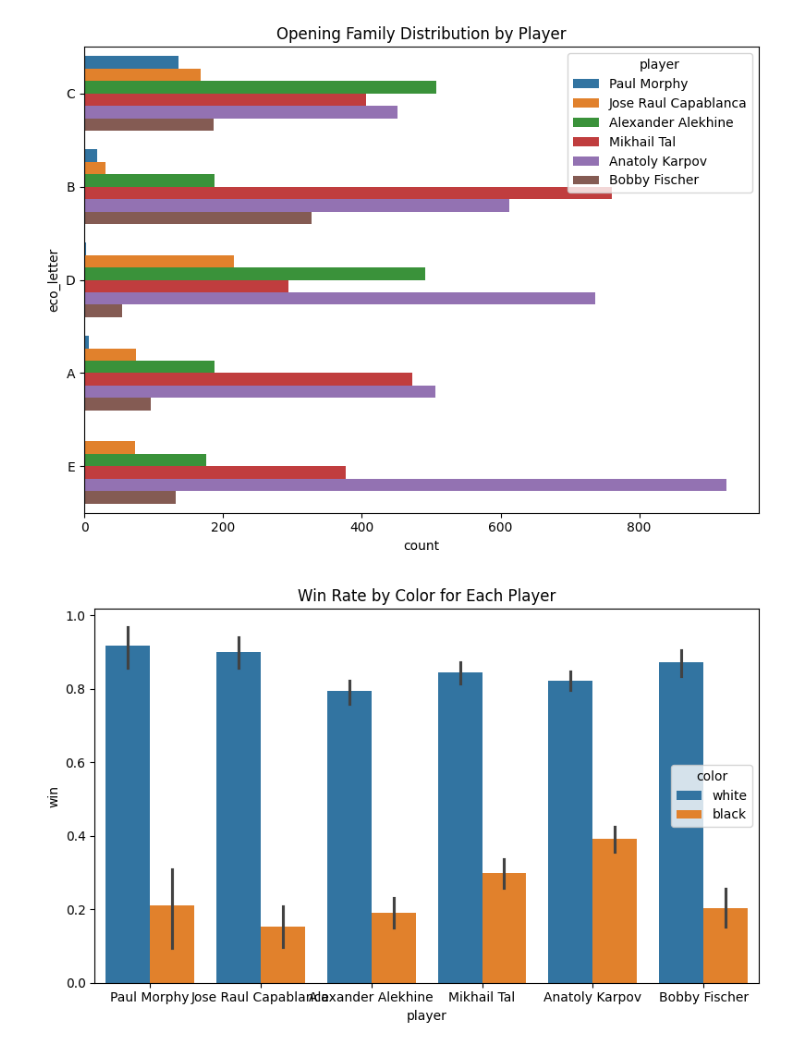
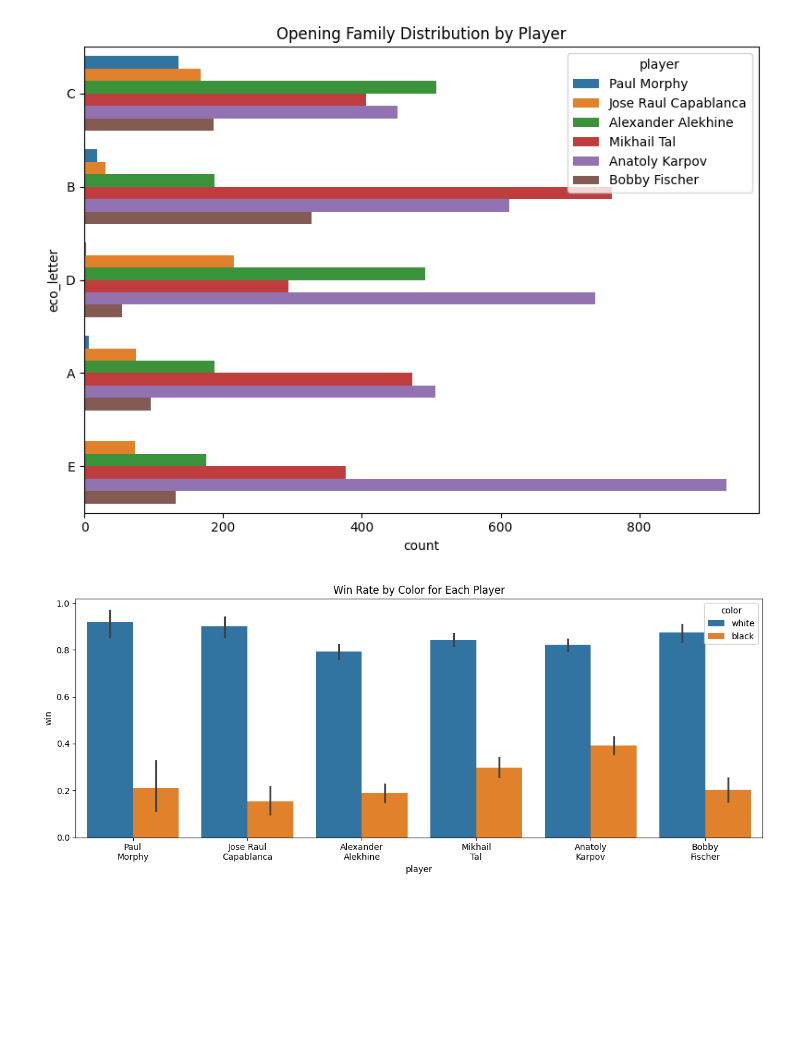
Before and after one commit to Cerberio/chessperformance, a Jupyter notebook: analysis.ipynb, the cells around one changed output. Drawn from its saved outputs; the diff is of its cells as text; code cells hidden in the pictures; blank space fills up the shorter version.

```diff
--- a/analysis.ipynb
+++ b/analysis.ipynb
@@ -55,12 +56,20 @@ plt.show()
 # %% [output]
 [figure]
 # %%
+
+
+
 df["win"] = df["result"].apply(lambda x: 1 if x=="1-0" else (0 if x=="0-1" else None))
 
-plt.figure(figsize=(8,5))
+
+labels = [textwrap.fill(l, 10) for l in df["player"].unique()]
+
+plt.figure(figsize=(12,5))
 sns.barplot(data=df, x="player", y="win", hue="color")
+
+plt.xticks(range(len(labels)), labels, rotation=0)
 plt.title("Win Rate by Color for Each Player")
 plt.tight_layout()
 plt.show()
 # %% [output]
-[figure, old version]
+[figure, new version]
```
Also changed, not shown: parts of 1 cell of this notebook, 3 other files.
